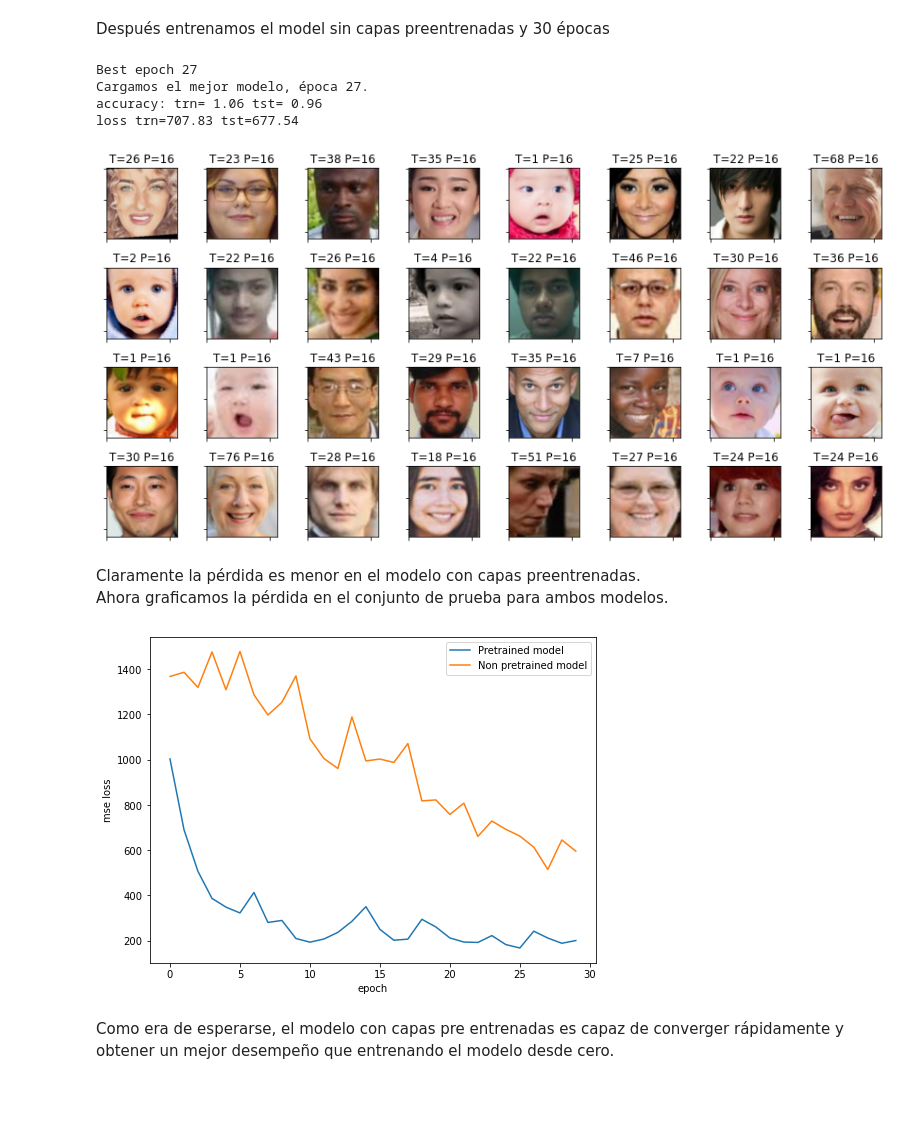
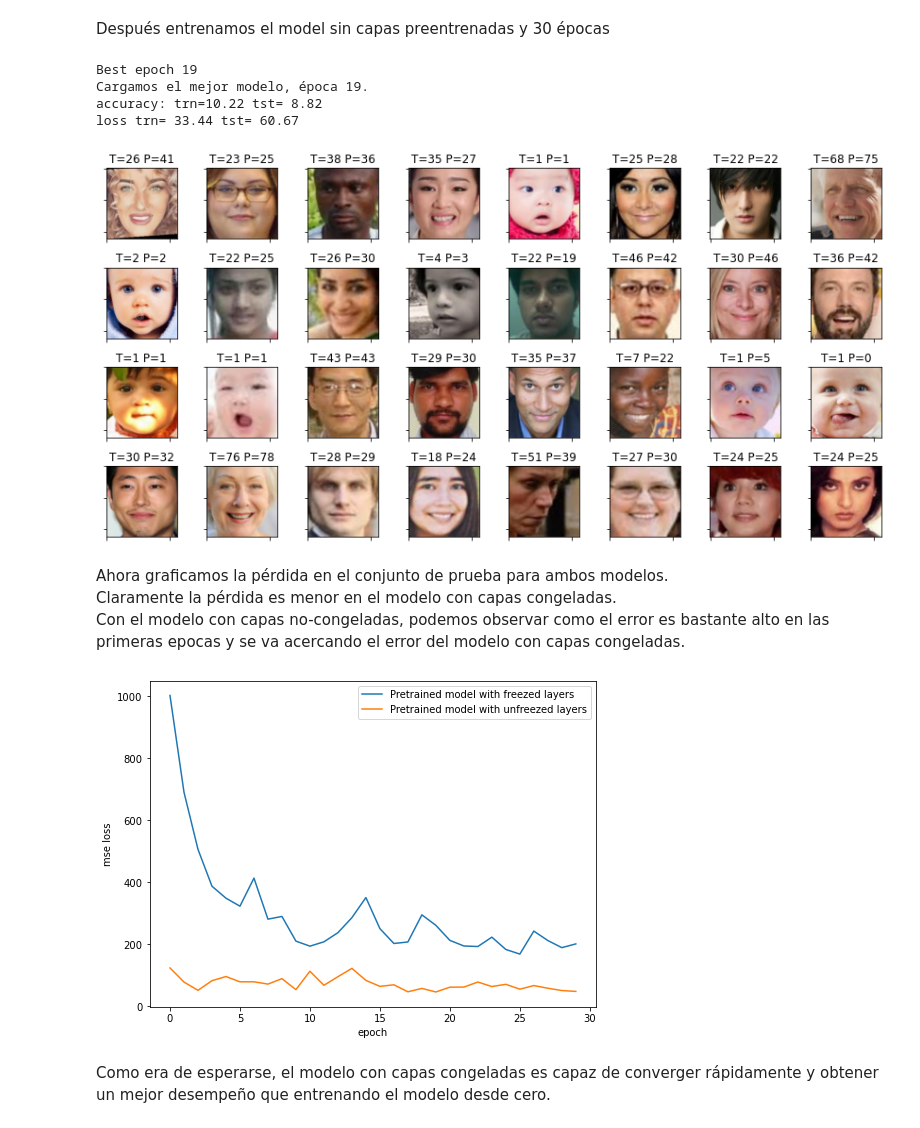
Before and after one commit to SamShelby/Deep_Learning, a Jupyter notebook: src/tareas/t2/notebooks/ej1_utk_faces.ipynb, the cells around one changed output. Cells and saved outputs as stored; diff of their text form; code cells hidden in the pictures; blank space fills up the shorter version.

```diff
--- a/src/tareas/t2/notebooks/ej1_utk_faces.ipynb
+++ b/src/tareas/t2/notebooks/ej1_utk_faces.ipynb
@@ -521,7 +520,7 @@ def train(model, trn_dl, val_dl,
     return losses, accs
 
 
-def train_model(trn_dl, tst_dl, pretrained=True, epochs=20):
+def train_model(trn_dl, tst_dl, pretrained=True, freeze_params_buffers=True, epochs=20):
     # directorio de la corrida
     run_dir = join('runs', 'utkfaces', timestamp())
 
@@ -531,7 +530,7 @@ def train_model(trn_dl, tst_dl, pretrained=True, epochs=20):
 
     # tensorboard --logdir src/tareas/t2/notebooks/runs/utkfaces
     # instanciamos modelo con pesos
-    model = shufflenet_v2_x0_5(pretrained=pretrained)
+    model = shufflenet_v2_x0_5(pretrained=pretrained, freeze_params_buffers=freeze_params_buffers)
     # entrenamos modelo
     losses, accs = train(model, trn_dl, tst_dl, trn_writer, val_writer, run_dir=run_dir,
           epochs=epochs, trn_batches=5, val_batches=5)
@@ -581,7 +580,11 @@ Se genera un directorio automático para guardar la corrida y en formatos comopa
 # %% [markdown]
 Primero entrenamos el model con las capas preentrenadas y 30 épocas
 # %%
-run_dir, losses_pretrained, accs_pretrained = train_model(trn_dl, tst_dl, pretrained=True, epochs=30)
+run_dir, losses_pretrained, accs_pretrained = train_model(trn_dl,
+                                                          tst_dl,
+                                                          pretrained=True,
+                                                          freeze_params_buffers=True,
+                                                          epochs=30)
 # %%
 load_and_test_model(trn_dl, tst_dl, run_dir)
 # %% [output]
@@ -593,30 +596,36 @@ loss trn=217.20 tst=209.15
 # %% [markdown]
 Después entrenamos el model sin capas preentrenadas y 30 épocas
 # %%
-run_dir, losses, accs = train_model(trn_dl, tst_dl, pretrained=False, epochs=30)
+run_dir, losses, accs = train_model(trn_dl,
+                                    tst_dl,
+                                    pretrained=True,
+                                    freeze_params_buffers=False,
+                                    epochs=30)
 # %%
 load_and_test_model(trn_dl, tst_dl, run_dir)
 # %% [output]
-Best epoch 27
-Cargamos el mejor modelo, época 27.
-accuracy: trn= 1.06 tst= 0.96
-loss trn=707.83 tst=677.54
+Best epoch 19
+Cargamos el mejor modelo, época 19.
+accuracy: trn=10.22 tst= 8.82
+loss trn= 33.44 tst= 60.67
-[figure, old version]
+[figure, new version]
-# %% [markdown]
-Claramente la pérdida es menor en el modelo con capas preentrenadas. <br>
-Ahora graficamos la pérdida en el conjunto de prueba para ambos modelos.
+# %% [markdown]
+Ahora graficamos la pérdida en el conjunto de prueba para ambos modelos. <br>
+Claramente la pérdida es menor en el modelo con capas congeladas. <br>
+Con el modelo con capas no-congeladas, podemos observar como el error es bastante alto en las primeras epocas
+y se va acercando el error del modelo con capas congeladas.
 # %%
 tst_losses_pretrained = np.array(losses_pretrained)[:, 1]
 tst_losses = np.array(losses)[:, 1]
 fig, ax = plt.subplots(figsize=(8, 6))
-ax.plot(tst_losses_pretrained, label='Pretrained model')
-ax.plot(tst_losses, label='Non pretrained model')
+ax.plot(tst_losses_pretrained, label='Pretrained model with freezed layers')
+ax.plot(tst_losses, label='Pretrained model with unfreezed layers')
 plt.xlabel('epoch')
 plt.ylabel('mse loss')
 plt.legend()
 plt.show()
 # %% [output]
-[figure, old version]
+[figure, new version]
 # %% [markdown]
-Como era de esperarse, el modelo con capas pre entrenadas es capaz de converger rápidamente y obtener un
+Como era de esperarse, el modelo con capas congeladas es capaz de converger rápidamente y obtener un
 mejor desempeño que entrenando el modelo desde cero.
```
Also changed, not shown: parts of 2 cells of this notebook, 2 other files.
